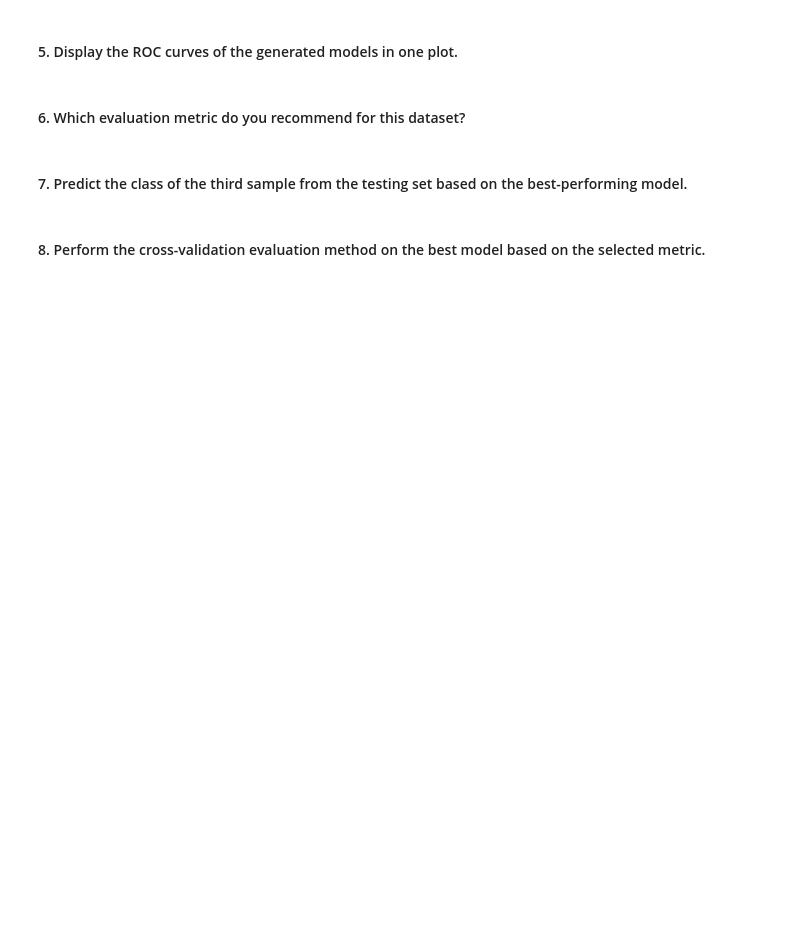
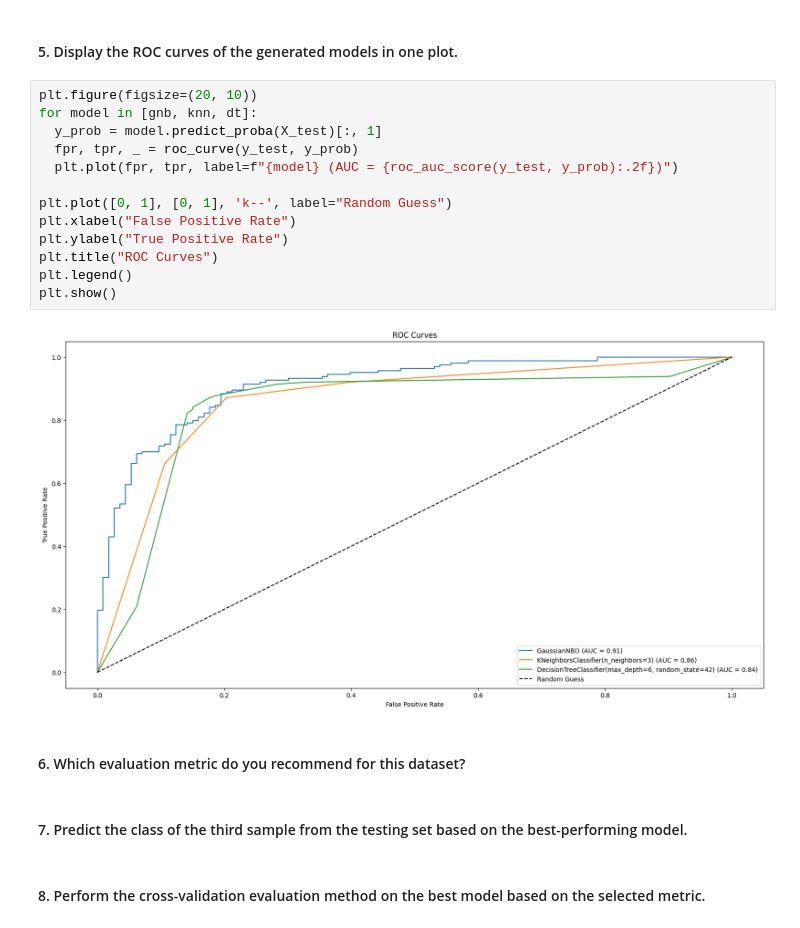
Before and after one commit to SenhadjiMSaid/ML-IASD-2CS-ESI-SBA, a Jupyter notebook: TP4/TP4.ipynb, the cells around one changed output. Cells and saved outputs as stored; diff of their text form; blank space fills up the shorter version.

```diff
--- a/TP4/TP4.ipynb
+++ b/TP4/TP4.ipynb
@@ -518,5 +614,20 @@ UFuncTypeError: Cannot cast ufunc 'subtract' output from dtype('O') to dtype('fl
 # %% [markdown]
 #### 5. Display the ROC curves of the generated models in one plot.
+# %%
+plt.figure(figsize=(20, 10))
+for model in [gnb, knn, dt]:
+  y_prob = model.predict_proba(X_test)[:, 1]
+  fpr, tpr, _ = roc_curve(y_test, y_prob)
+  plt.plot(fpr, tpr, label=f"{model} (AUC = {roc_auc_score(y_test, y_prob):.2f})")
+
+plt.plot([0, 1], [0, 1], 'k--', label="Random Guess")
+plt.xlabel("False Positive Rate")
+plt.ylabel("True Positive Rate")
+plt.title("ROC Curves")
+plt.legend()
+plt.show()
+# %% [output]
+[figure, added]
 # %% [markdown]
 #### 6. Which evaluation metric do you recommend for this dataset?
 # %% [markdown]
```
Also changed, not shown: parts of 8 cells of this notebook.
